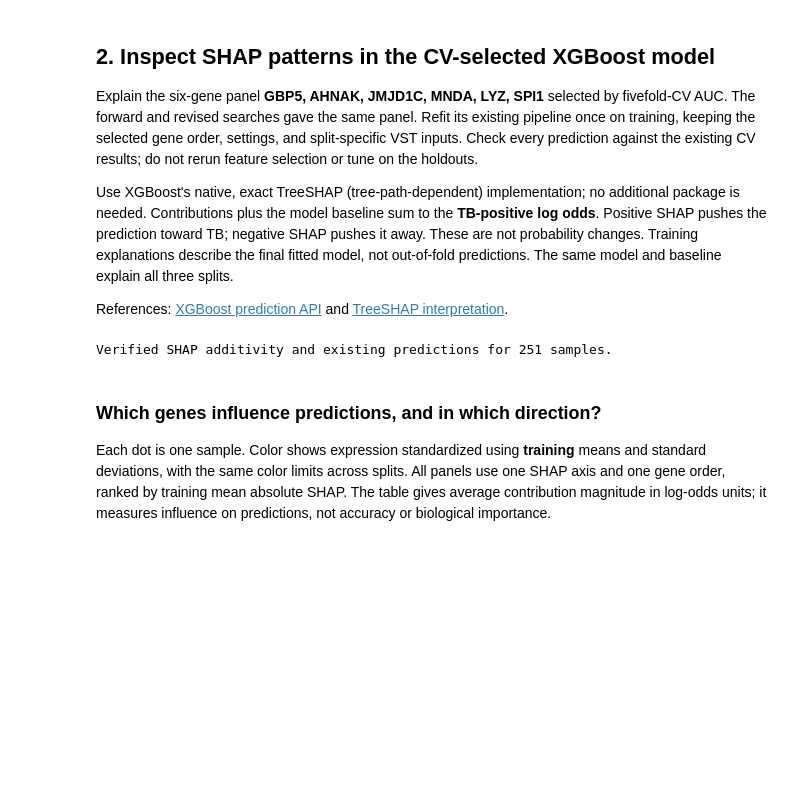
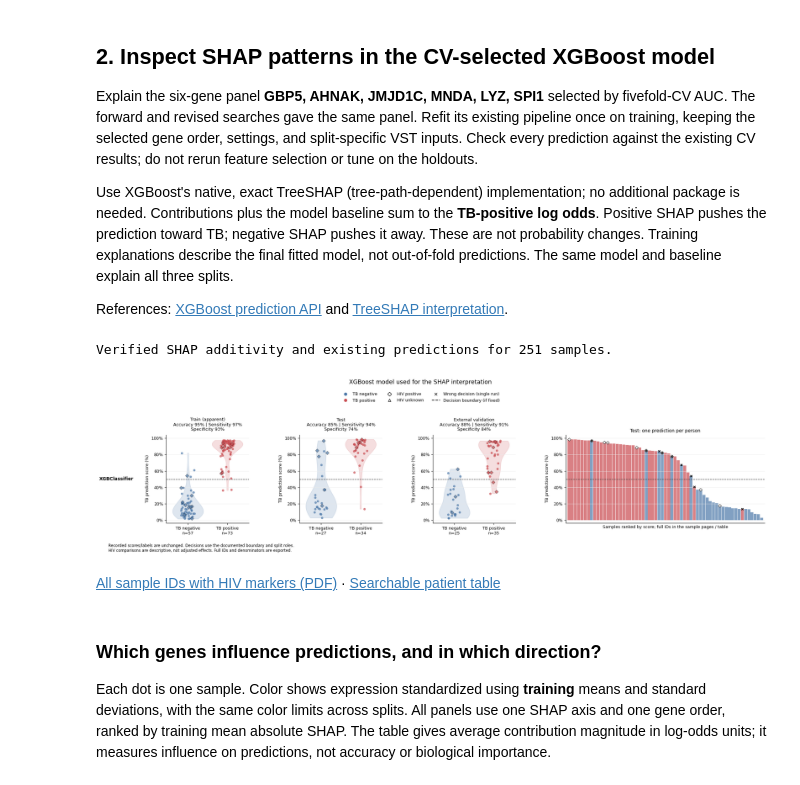
Before and after one commit to alenzimic/cfRNA_TB, a Jupyter notebook: Scripts_For_Manuscript/gene_interactions_interpretation.ipynb, the cells around one changed output. Cells and saved outputs as stored; diff of their text form; code cells hidden in the pictures; blank space fills up the shorter version.

```diff
--- a/Scripts_For_Manuscript/gene_interactions_interpretation.ipynb
+++ b/Scripts_For_Manuscript/gene_interactions_interpretation.ipynb
@@ -164,6 +168,26 @@ pd.DataFrame(shap_checks).to_csv(OUTPUT / "xgboost_cv_shap_checks.csv", index=Fa
 print(f"Verified SHAP additivity and existing predictions for {sum(row['n'] for row in shap_checks)} samples.")
 # %% [output]
 Verified SHAP additivity and existing predictions for 251 samples.
+# %%
+# Patient-level evaluation of the models in the preceding cell.
+import sys
+from pathlib import Path
+import matplotlib.pyplot as plt
+from IPython.display import Markdown, display
+
+plot_root = next(p for p in [Path.cwd().resolve(), *Path.cwd().resolve().parents]
+                 if (p / "Files_For_Manuscript/metadata.train.tsv").is_file())
+helper_path = str(plot_root / "Scripts_For_Manuscript")
+if helper_path not in sys.path:
+    sys.path.insert(0, helper_path)
+from evaluation_panels import plot_comparison
+panel_predictions_to_plot = {"GFS: CV AUC": cv_gfs_predictions} if "cv_gfs_predictions" in globals() else None
+evaluation_figure = plot_comparison(plot_root, "xgb_selected", predictions=panel_predictions_to_plot)
+plt.show()
+display(Markdown("[All sample IDs with HIV markers (PDF)](../Figure_Output/Model_Evaluation/xgb_selected_samples.pdf) · [Searchable patient table](../Figure_Output/Model_Evaluation/xgb_selected_samples.html)"))
+# %% [output]
+[figure, added]
+[All sample IDs with HIV markers (PDF)](../Figure_Output/Model_Evaluation/xgb_selected_samples.pdf) · [Searchable patient table](../Figure_Output/Model_Evaluation/xgb_selected_samples.html)
 # %% [markdown]
 ### Which genes influence predictions, and in which direction?
 
```
Also changed, not shown: parts of 1 cell of this notebook, 7 other files.
